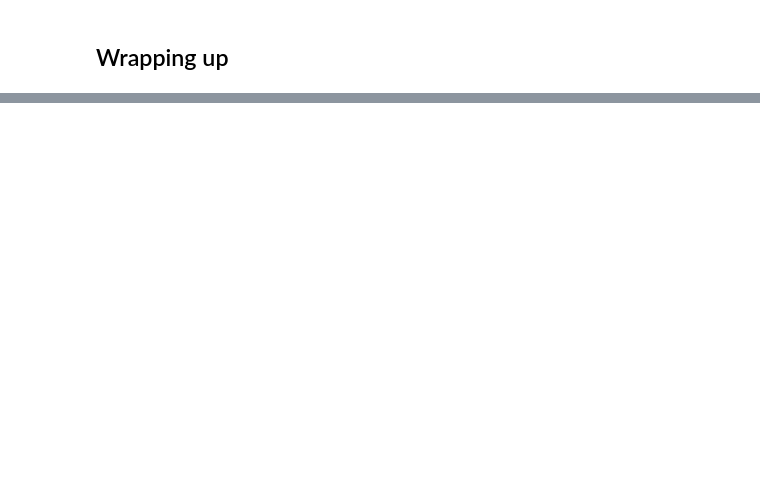
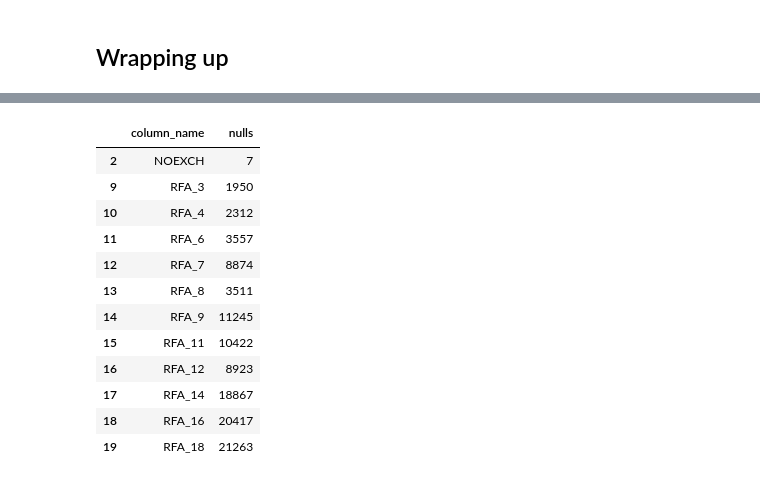
Before and after one commit to hollyjanedalton/Labs-Week-7, a Jupyter notebook: L. 7.01 7.02 original.ipynb, the cells around one changed output, grey strips where cells are left out. Drawn from its saved outputs; the diff is of its cells as text; code cells hidden in the pictures; blank space fills up the shorter version.

```diff
--- a/L. 7.01 7.02 original.ipynb
+++ b/L. 7.01 7.02 original.ipynb
@@ -585,0 +604,3 @@ Name: column_name, dtype: object
+# %%
+categorical = categorical.drop(columns = ['SOLIH', 'VETERANS'])
+categorical.isna().sum()
@@ -585,0 +639,8 @@ Name: column_name, dtype: object
+# %%
+#where gender input is J, C, A, put "U" for unknown
+
+categorical['GENDER'] = categorical['GENDER'].replace("J", "U")
+categorical['GENDER'] = categorical['GENDER'].replace("C", "U")
+categorical['GENDER'] = categorical['GENDER'].replace("A", "U")
+
+categorical['GENDER'].value_counts(dropna=False)
@@ -901,3 +1602,21 @@ df[df['nulls']>0]
+# %%
+df1 = pd.DataFrame(categorical.isna().sum()).reset_index()
+df1.columns = ['column_name', 'nulls']
+df1[df1['nulls']>0]
+# %% [output]
+|  | column_name | nulls |
+| 2 | NOEXCH | 7 |
+| 9 | RFA_3 | 1950 |
+| 10 | RFA_4 | 2312 |
+| 11 | RFA_6 | 3557 |
+| 12 | RFA_7 | 8874 |
+| 13 | RFA_8 | 3511 |
+| 14 | RFA_9 | 11245 |
+| 15 | RFA_11 | 10422 |
+| 16 | RFA_12 | 8923 |
+| 17 | RFA_14 | 18867 |
+| 18 | RFA_16 | 20417 |
+| 19 | RFA_18 | 21263 |
 # %%
 numerical.to_csv('numerical7_02.csv')
 categorical.to_csv('categorical7_02.csv')
```
Also changed, not shown: parts of 82 cells of this notebook.
